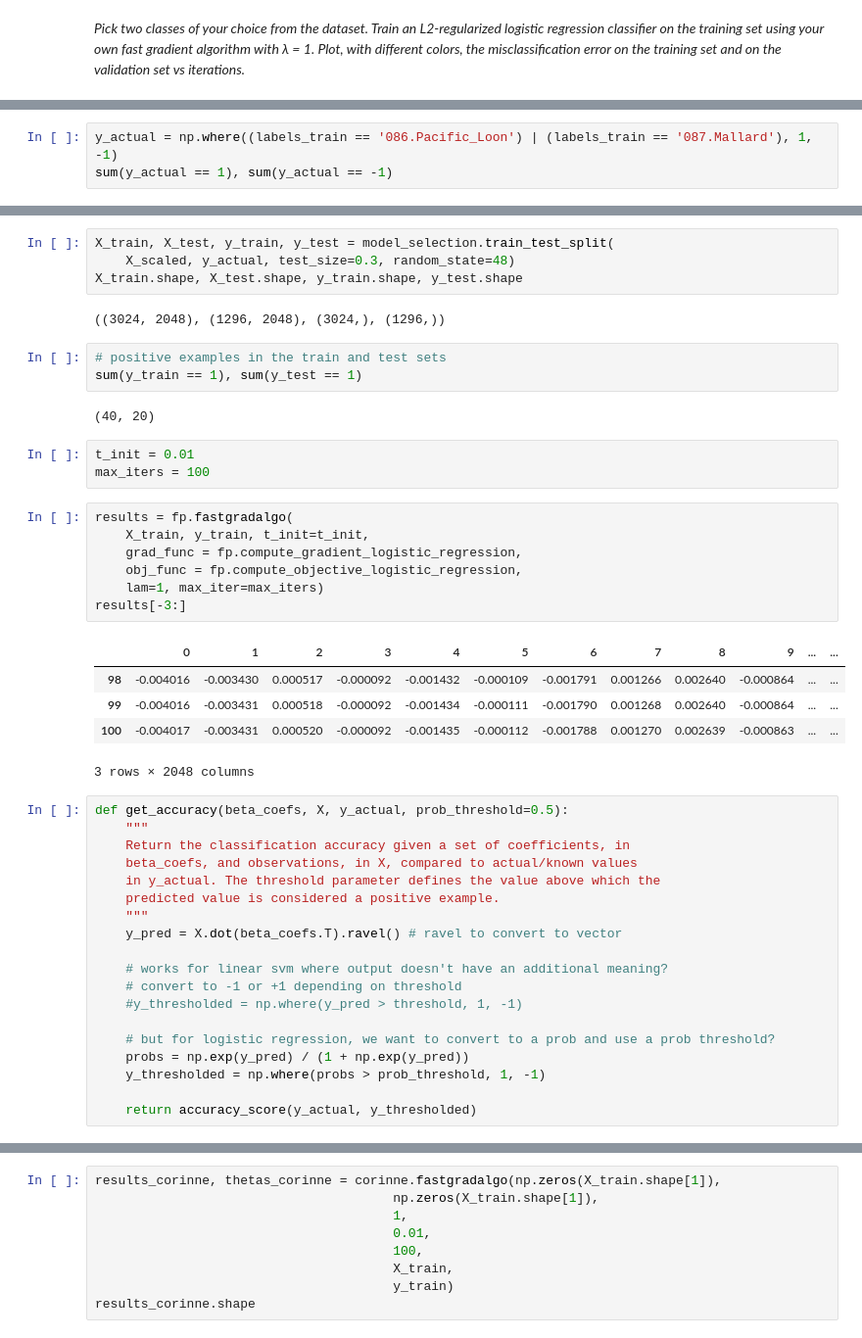
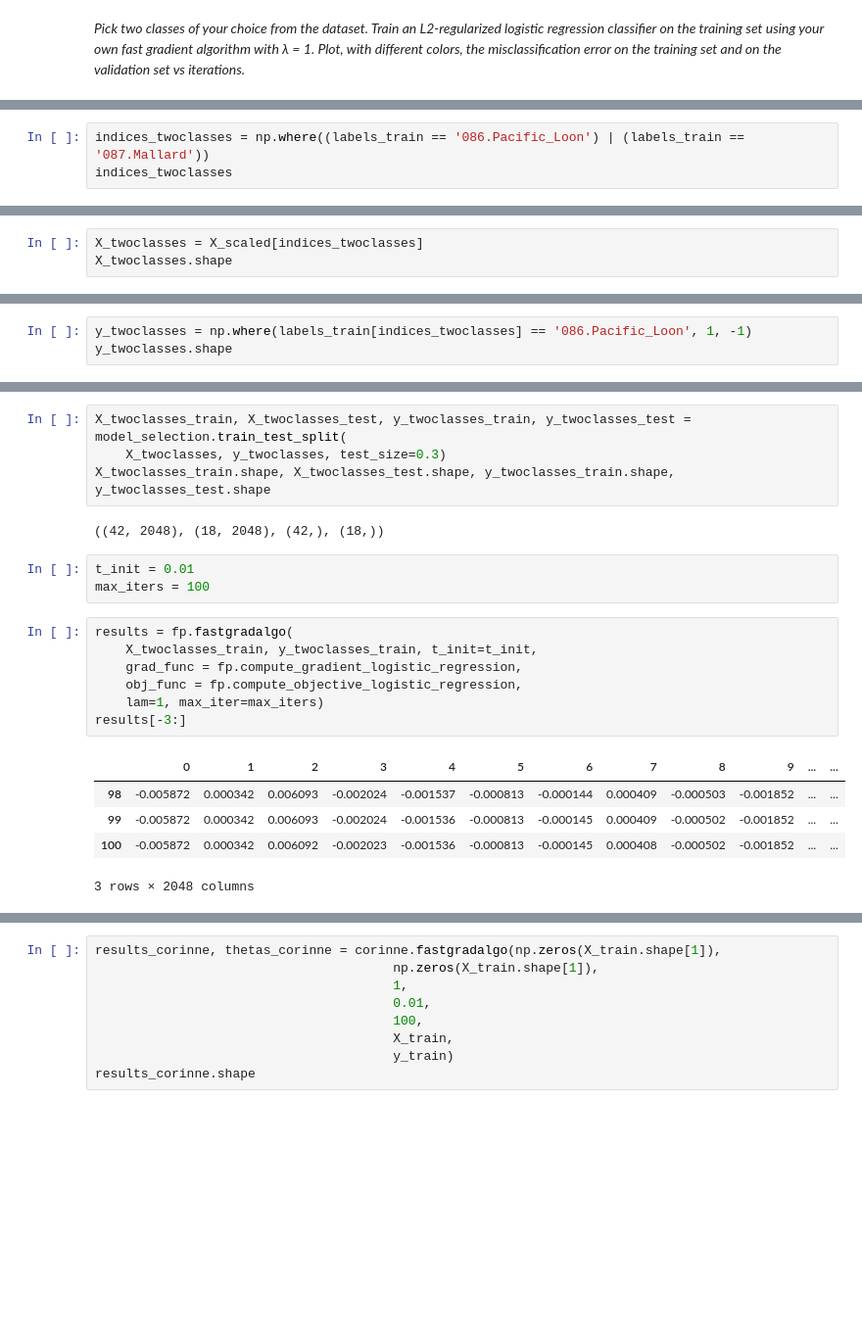
Before and after one commit to aenfield/Data558, a Jupyter notebook: Kaggle/HWExerciseExploratory.ipynb, the cells around one changed output, grey strips where cells are left out. Shown at 98% size. Cells and saved outputs as stored; diff of their text form; blank space fills up the shorter version.

```diff
--- a/Kaggle/HWExerciseExploratory.ipynb
+++ b/Kaggle/HWExerciseExploratory.ipynb
@@ -41,4 +39,4 @@ Side note: it seems like this gives us a class imbalance problem, because we hav
 # %%
-y_actual = np.where((labels_train == '086.Pacific_Loon') | (labels_train == '087.Mallard'), 1, -1)
-sum(y_actual == 1), sum(y_actual == -1)
+indices_twoclasses = np.where((labels_train == '086.Pacific_Loon') | (labels_train == '087.Mallard'))
+indices_twoclasses
 # %% [output]
@@ -45,0 +49,3 @@ sum(y_actual == 1), sum(y_actual == -1)
+# %%
+X_twoclasses = X_scaled[indices_twoclasses]
+X_twoclasses.shape
@@ -45,0 +54,3 @@ sum(y_actual == 1), sum(y_actual == -1)
+# %%
+y_twoclasses = np.where(labels_train[indices_twoclasses] == '086.Pacific_Loon', 1, -1)
+y_twoclasses.shape
@@ -46,48 +78,24 @@ sum(y_actual == 1), sum(y_actual == -1)
 # %%
-X_train, X_test, y_train, y_test = model_selection.train_test_split(
-    X_scaled, y_actual, test_size=0.3, random_state=48)
-X_train.shape, X_test.shape, y_train.shape, y_test.shape
+X_twoclasses_train, X_twoclasses_test, y_twoclasses_train, y_twoclasses_test = model_selection.train_test_split(
+    X_twoclasses, y_twoclasses, test_size=0.3)
+X_twoclasses_train.shape, X_twoclasses_test.shape, y_twoclasses_train.shape, y_twoclasses_test.shape
 # %% [output]
-((3024, 2048), (1296, 2048), (3024,), (1296,))
+((42, 2048), (18, 2048), (42,), (18,))
-# %%
-# positive examples in the train and test sets
-sum(y_train == 1), sum(y_test == 1)
-# %% [output]
-(40, 20)
 # %%
 t_init = 0.01
 max_iters = 100
 # %%
 results = fp.fastgradalgo(
-    X_train, y_train, t_init=t_init,
+    X_twoclasses_train, y_twoclasses_train, t_init=t_init,
     grad_func = fp.compute_gradient_logistic_regression,
     obj_func = fp.compute_objective_logistic_regression,
     lam=1, max_iter=max_iters)
 results[-3:]
 # %% [output]
 |  | 0 | 1 | 2 | 3 | 4 | 5 | 6 | 7 | 8 | 9 | ... | ... |
-| 98 | -0.004016 | -0.003430 | 0.000517 | -0.000092 | -0.001432 | -0.000109 | -0.001791 | 0.001266 | 0.002640 | -0.000864 | ... | ... |
-| 99 | -0.004016 | -0.003431 | 0.000518 | -0.000092 | -0.001434 | -0.000111 | -0.001790 | 0.001268 | 0.002640 | -0.000864 | ... | ... |
-| 100 | -0.004017 | -0.003431 | 0.000520 | -0.000092 | -0.001435 | -0.000112 | -0.001788 | 0.001270 | 0.002639 | -0.000863 | ... | ... |
+| 98 | -0.005872 | 0.000342 | 0.006093 | -0.002024 | -0.001537 | -0.000813 | -0.000144 | 0.000409 | -0.000503 | -0.001852 | ... | ... |
+| 99 | -0.005872 | 0.000342 | 0.006093 | -0.002024 | -0.001536 | -0.000813 | -0.000145 | 0.000409 | -0.000502 | -0.001852 | ... | ... |
+| 100 | -0.005872 | 0.000342 | 0.006092 | -0.002023 | -0.001536 | -0.000813 | -0.000145 | 0.000408 | -0.000502 | -0.001852 | ... | ... |
 3 rows × 2048 columns
-# %%
-def get_accuracy(beta_coefs, X, y_actual, prob_threshold=0.5):
-    """
-    Return the classification accuracy given a set of coefficients, in
-    beta_coefs, and observations, in X, compared to actual/known values
-    in y_actual. The threshold parameter defines the value above which the
-    predicted value is considered a positive example.
-    """
-    y_pred = X.dot(beta_coefs.T).ravel() # ravel to convert to vector
-
-    # works for linear svm where output doesn't have an additional meaning?
-    # convert to -1 or +1 depending on threshold
-    #y_thresholded = np.where(y_pred > threshold, 1, -1)
-
-    # but for logistic regression, we want to convert to a prob and use a prob threshold?
-    probs = np.exp(y_pred) / (1 + np.exp(y_pred))
-    y_thresholded = np.where(probs > prob_threshold, 1, -1)
-
-    return accuracy_score(y_actual, y_thresholded)
 # %%
 # note use of the held out test data to get the performance metrics
```
Also changed, not shown: parts of 29 cells of this notebook, 2 other files.
